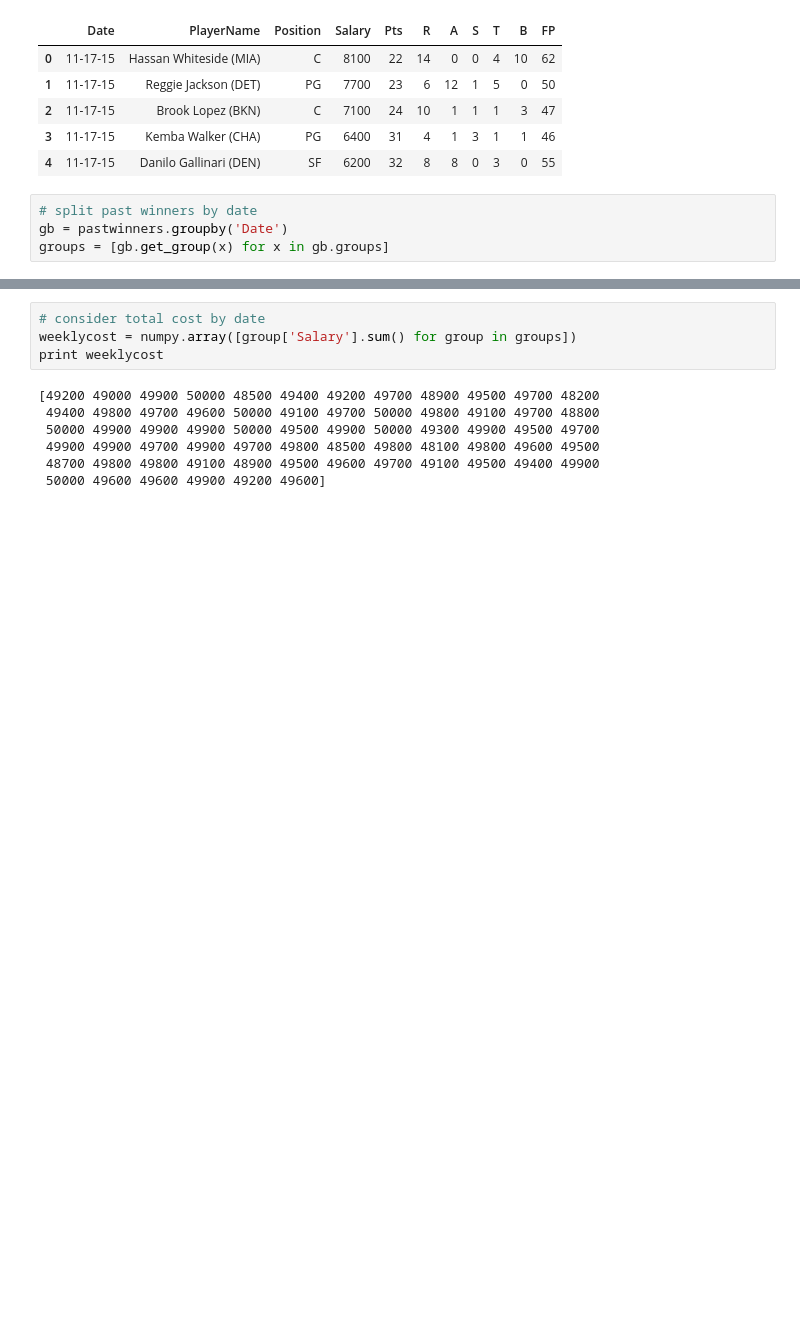
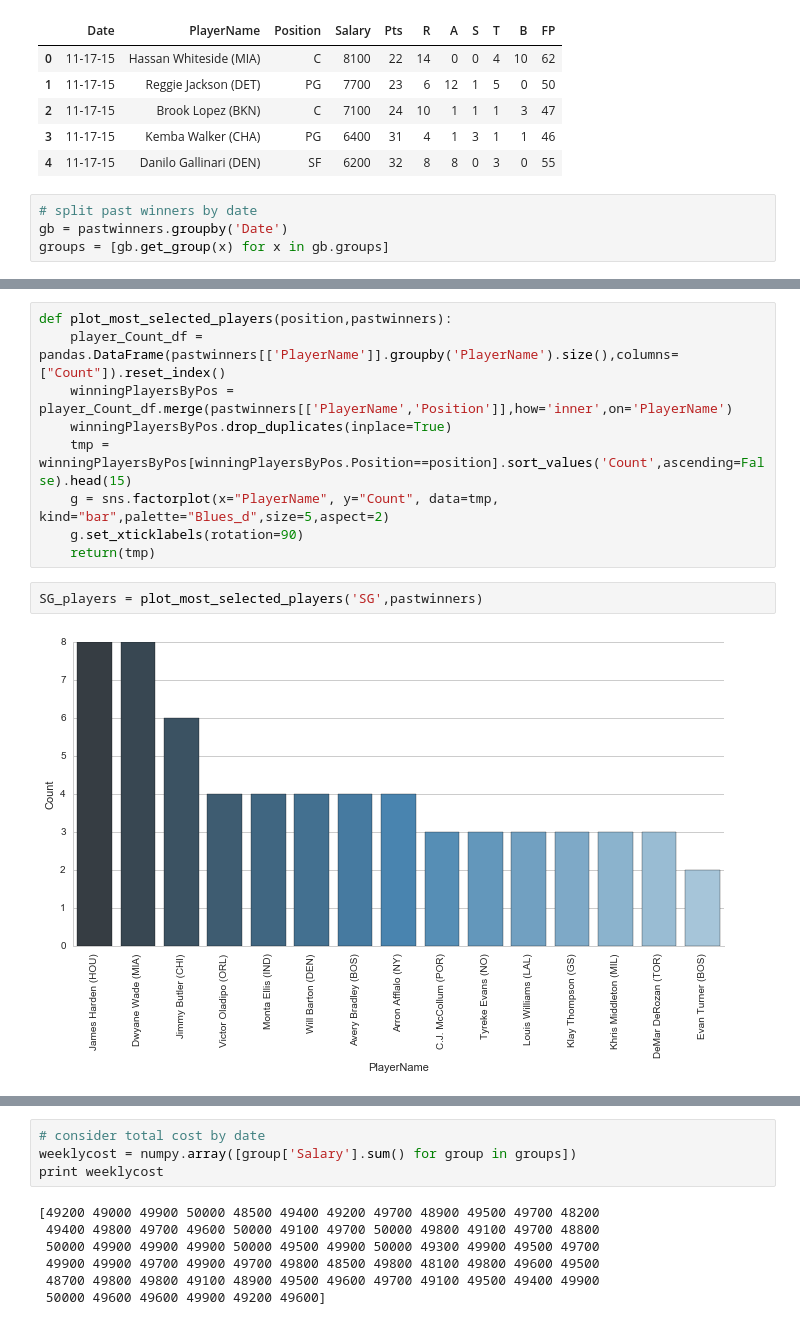
Before and after one commit to jpzhangvincent/NBAFantasySportBetting-ML-project, a Jupyter notebook: Data Munging& EDA/Rylan EDA.ipynb, the cells around one changed output, grey strips where cells are left out. Saved outputs shown, nothing was run; the diff lists cells and outputs as text; blank space fills up the shorter version.

```diff
--- a/Data Munging& EDA/Rylan EDA.ipynb
+++ b/Data Munging& EDA/Rylan EDA.ipynb
@@ -80,0 +107,13 @@ SF 1.54545454545 0.612229674898 1 3
+# %%
+def plot_most_selected_players(position,pastwinners):
+    player_Count_df = pandas.DataFrame(pastwinners[['PlayerName']].groupby('PlayerName').size(),columns=["Count"]).reset_index()
+    winningPlayersByPos = player_Count_df.merge(pastwinners[['PlayerName','Position']],how='inner',on='PlayerName')
+    winningPlayersByPos.drop_duplicates(inplace=True)
+    tmp = winningPlayersByPos[winningPlayersByPos.Position==position].sort_values('Count',ascending=False).head(15)
+    g = sns.factorplot(x="PlayerName", y="Count", data=tmp, kind="bar",palette="Blues_d",size=5,aspect=2)
+    g.set_xticklabels(rotation=90)
+    return(tmp)
+# %%
+SG_players = plot_most_selected_players('SG',pastwinners)
+# %% [output]
+[figure, added]
```
Also changed, not shown: parts of 16 cells of this notebook, 1 other file.
